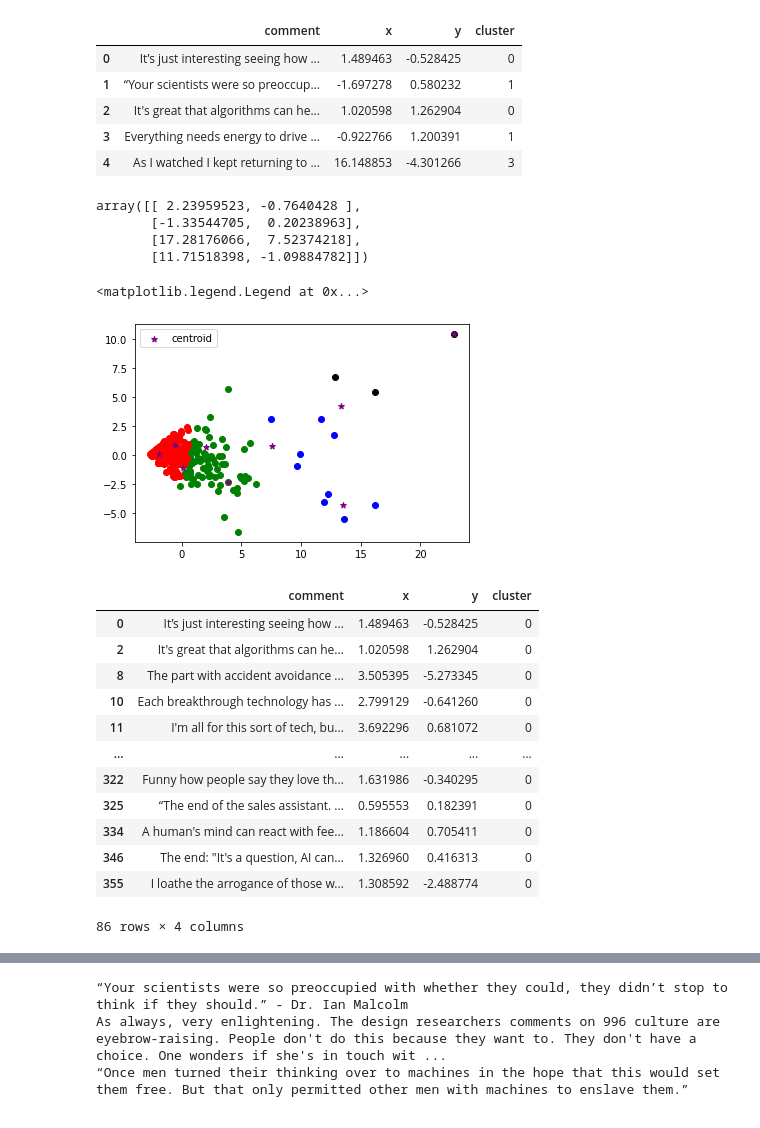
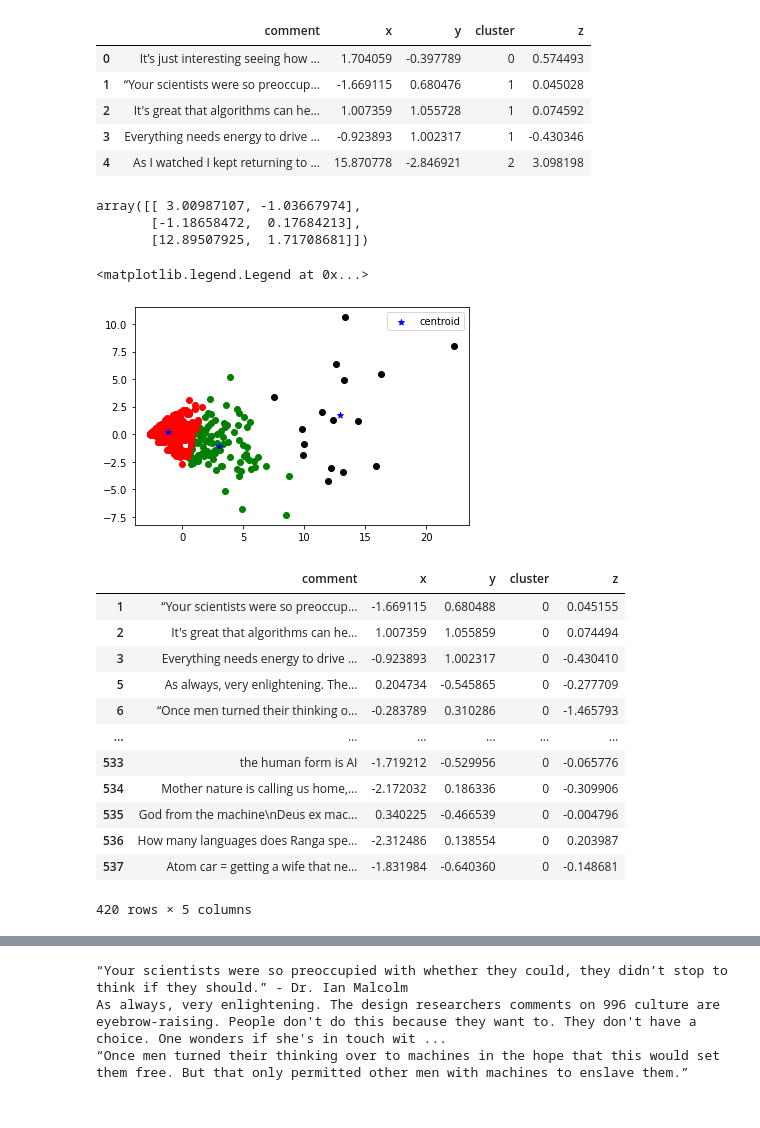
Before and after one commit to mariaerrhaimi/Sentiment-analysis-on-youtube-comments, a Jupyter notebook: Untitled.ipynb, the cells around one changed output, grey strips where cells are left out. Drawn from its saved outputs; the diff is of its cells as text; code cells hidden in the pictures.

Commit message:
analyzed more comments, few changes in code

```diff
--- a/Untitled.ipynb
+++ b/Untitled.ipynb
@@ -103,52 +82,49 @@ plt.plot(k_rng,sse);
 # %%
-km = KMeans(n_clusters=4) #elbow looks like it can be at 2, + also same # of opinions most people can have on it (for/against it)
+km = KMeans(n_clusters=3) #elbow looks like it can be at 2, + also same # of opinions most people can have on it (for/against it)
 y_predicted = km.fit_predict(df[['x','y']])
 y_predicted
 
 df['cluster']=y_predicted
 df.head()
 # %% [output]
-|  | comment | x | y | cluster |
-| 0 | It’s just interesting seeing how ... | 1.489463 | -0.528425 | 0 |
-| 1 | “Your scientists were so preoccup... | -1.697278 | 0.580232 | 1 |
-| 2 | It's great that algorithms can he... | 1.020598 | 1.262904 | 0 |
-| 3 | Everything needs energy to drive ... | -0.922766 | 1.200391 | 1 |
-| 4 | As I watched I kept returning to ... | 16.148853 | -4.301266 | 3 |
+|  | comment | x | y | cluster | z |
+| 0 | It’s just interesting seeing how ... | 1.704059 | -0.397789 | 0 | 0.574493 |
+| 1 | “Your scientists were so preoccup... | -1.669115 | 0.680476 | 1 | 0.045028 |
+| 2 | It's great that algorithms can he... | 1.007359 | 1.055728 | 1 | 0.074592 |
+| 3 | Everything needs energy to drive ... | -0.923893 | 1.002317 | 1 | -0.430346 |
+| 4 | As I watched I kept returning to ... | 15.870778 | -2.846921 | 2 | 3.098198 |
 # %%
 km.cluster_centers_
 # %% [output]
-array([[ 2.23959523, -0.7640428 ],
-       [-1.33544705,  0.20238963],
-       [17.28176066,  7.52374218],
-       [11.71518398, -1.09884782]])
+array([[ 3.00987107, -1.03667974],
+       [-1.18658472,  0.17684213],
+       [12.89507925,  1.71708681]])
 # %%
 df1 = df[df.cluster==0]
 df2 = df[df.cluster==1]
 df3 = df[df.cluster==2]
-df4 = df[df.cluster==3]
 plt.scatter(df1.x,df1.y,color='green')
 plt.scatter(df2.x,df2.y,color='red')
 plt.scatter(df3.x,df3.y,color='black')
-plt.scatter(df4.x,df4.y,color='blue')
-plt.scatter(km.cluster_centers_[:,0],km.cluster_centers_[:,1],color='purple',marker='*',label='centroid')
+plt.scatter(km.cluster_centers_[:,0],km.cluster_centers_[:,1],color='blue',marker='*',label='centroid')
 plt.legend()
 # %% [output]
 <matplotlib.legend.Legend at 0x...>
-[figure, old version]
+[figure, new version]
 # %%
-df[df['cluster']==0]
+df[df['cluster']==0] #red cluster
 # %% [output]
-|  | comment | x | y | cluster |
-| 0 | It’s just interesting seeing how ... | 1.489463 | -0.528425 | 0 |
-| 2 | It's great that algorithms can he... | 1.020598 | 1.262904 | 0 |
-| 8 | The part with accident avoidance ... | 3.505395 | -5.273345 | 0 |
-| 10 | Each breakthrough technology has ... | 2.799129 | -0.641260 | 0 |
-| 11 | I'm all for this sort of tech, bu... | 3.692296 | 0.681072 | 0 |
-| ... | ... | ... | ... | ... |
-| 322 | Funny how people say they love th... | 1.631986 | -0.340295 | 0 |
-| 325 | “The end of the sales assistant. ... | 0.595553 | 0.182391 | 0 |
-| 334 | A human's mind can react with fee... | 1.186604 | 0.705411 | 0 |
-| 346 | The end: "It's a question, AI can... | 1.326960 | 0.416313 | 0 |
-| 355 | I loathe the arrogance of those w... | 1.308592 | -2.488774 | 0 |
+|  | comment | x | y | cluster | z |
+| 1 | “Your scientists were so preoccup... | -1.669115 | 0.680488 | 0 | 0.045155 |
+| 2 | It's great that algorithms can he... | 1.007359 | 1.055859 | 0 | 0.074494 |
+| 3 | Everything needs energy to drive ... | -0.923893 | 1.002317 | 0 | -0.430410 |
+| 5 | As always, very enlightening. The... | 0.204734 | -0.545865 | 0 | -0.277709 |
+| 6 | “Once men turned their thinking o... | -0.283789 | 0.310286 | 0 | -1.465793 |
+| ... | ... | ... | ... | ... | ... |
+| 533 | the human form is AI | -1.719212 | -0.529956 | 0 | -0.065776 |
+| 534 | Mother nature is calling us home,... | -2.172032 | 0.186336 | 0 | -0.309906 |
+| 535 | God from the machine\nDeus ex mac... | 0.340225 | -0.466539 | 0 | -0.004796 |
+| 536 | How many languages does Ranga spe... | -2.312486 | 0.138554 | 0 | 0.203987 |
+| 537 | Atom car = getting a wife that ne... | -1.831984 | -0.640360 | 0 | -0.148681 |
-86 rows × 4 columns
+420 rows × 5 columns
 # %%
```
Also changed, not shown: parts of 17 cells of this notebook, 1 other file.
